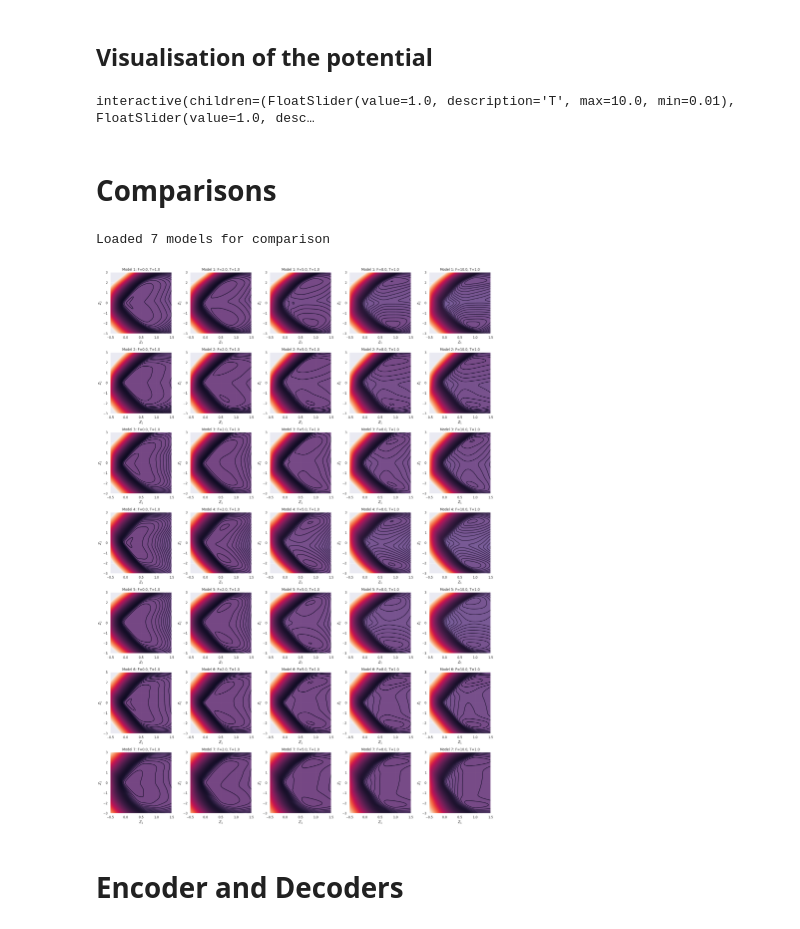
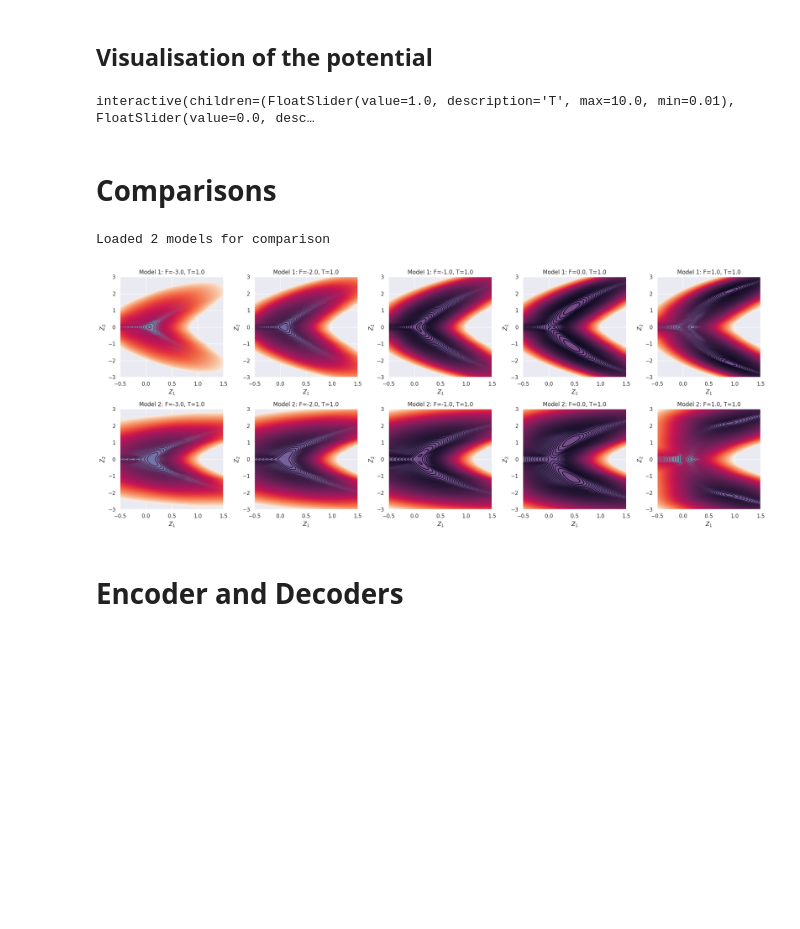
Before and after one commit to beatricesoh/onsagernet-jax, a Jupyter notebook: examples/polymer_dynamics_wi/potential_visualisation.ipynb, the cells around one changed output. Cells and saved outputs as stored; diff of their text form; code cells hidden in the pictures; blank space fills up the shorter version.

Commit message:
Update symmetric visualisations

```diff
--- a/examples/polymer_dynamics_wi/potential_visualisation.ipynb
+++ b/examples/polymer_dynamics_wi/potential_visualisation.ipynb
@@ -24,8 +24,12 @@ from omegaconf import OmegaConf
 from polymer_dynamics_wi_symm import build_model
 
 
-# path = "outputs/2025_08_29-20_42_53"  # take one sample to illustrate
-path = "outputs/2025_09_12-18_25_17"
+# path = "outputs/2025_09_13-21_40_00"  # Fully symmetrised PCA and model, run 1
+# path = "outputs/2025_09_13-21_39_48"  # Fully symmetrised PCA and model, run 2
+
+# path = "outputs/2025_09_16-09_46_47" # Fully symmetrised PCA and model, with log-scale F, run 1
+path = "outputs/2025_09_16-09_46_52" # Fully symmetrised PCA and model, with log-scale F, run 1
+
 
 config = OmegaConf.load(os.path.join(path, ".hydra/config.yaml"))
 model_template = build_model(config)
@@ -81,6 +64,10 @@ num_levels = 200
 level_start = 0.0
 level_end = 500.0
 custom_levels = jnp.linspace(level_start, level_end, num_levels)
+
+F_min = -2.0
+F_max = 1.0
+F_step = 0.1
 
 def get_V_12(T, F):
     z1_range = jnp.linspace(z1_min, z1_max, num_grid)
@@ -119,21 +106,18 @@ def plot_potential_contour(T, F):
 # Create sliders for T and F
 interact(plot_potential_contour,
          T=FloatSlider(value=1.0, min=0.01, max=10.0, step=0.1, description='T'),
-         F=FloatSlider(value=1.0, min=0.01, max=10.0, step=0.1, description='F'));
+         F=FloatSlider(value=0.0, min=F_min, max=F_max, step=F_step, description='F'));
 # %% [output]
-interactive(children=(FloatSlider(value=1.0, description='T', max=10.0, min=0.01), FloatSlider(value=1.0, desc…
+interactive(children=(FloatSlider(value=1.0, description='T', max=10.0, min=0.01), FloatSlider(value=0.0, desc…
 # %% [markdown]
 # Comparisons
 # %%
 # Load multiple models for comparison
 output_paths = [
-    "outputs/2025_09_01-18_55_19",
-    "outputs/2025_09_01-18_56_16",
-    "outputs/2025_09_01-18_56_54",
-    "outputs/2025_09_01-18_57_18",
-    "outputs/2025_08_29-20_42_53",
-    "outputs/2025_08_29-20_43_24",
-    "outputs/2025_08_29-20_44_56",
+    # "outputs/2025_09_13-21_40_00", # Fully symmetrised PCA and model, run 1
+    # "outputs/2025_09_13-21_39_48", # Fully symmetrised PCA and model, run 2
+    "outputs/2025_09_16-09_46_47", # Fully symmetrised PCA and model, with log-scale F, run 1
+    "outputs/2025_09_16-09_46_52", # Fully symmetrised PCA and model, with log-scale F, run 1
 ]
 
 models = []
@@ -148,12 +132,13 @@ for path in output_paths:
 
 print(f"Loaded {len(models)} models for comparison")
 # %% [output]
-Loaded 7 models for comparison
+Loaded 2 models for comparison
 # %%
 # Contour plots at different F values for each model (T=1.0)
 
 T_fixed = 1.0
-F_values_contour = [0.0, 2.0, 5.0, 8.0, 10.0]  # Select key F values
+F_values_contour = [-3.0, -2, -1, 0., 1.0]  # Select key F values
+# F_values_contour = [0.0, 2.0, 5.0, 8.0, 10.0]  # Select key F values
 
 # Create subplots: rows for models, columns for F values
 fig, axes = plt.subplots(len(models), len(F_values_contour), figsize=(20, 4 * len(models)))
@@ -165,34 +150,34 @@ for i, model in enumerate(models):
         def V_model(z1, z2, z3, T, F):
             args = jnp.array([T, F])
             coords = jnp.array([z1, z2, z3])
             return model.potential(coords, args)
 
         @jax.jit
         def V_12_model(z1, z2, T, F):
             z3_test_range = jnp.linspace(z3_min, z3_max, num_samples_aux_dimension)
             return jnp.min(jax.vmap(V_model, (None, None, 0, None, None))(z1, z2, z3_test_range, T, F))
 
         # Get the Z1, Z2 meshgrid and V12_grid values
         z1_range = jnp.linspace(z1_min, z1_max, num_grid)
         z2_range = jnp.linspace(z2_min, z2_max, num_grid)
         Z1, Z2 = jnp.meshgrid(z1_range, z2_range)
         V12_grid = jax.vmap(V_12_model, in_axes=(0, 0, None, None))(Z1.ravel(), Z2.ravel(), T_fixed, F).reshape(Z1.shape)
 
         # Create contour plot
         ax = axes[i, j] if len(models) > 1 else axes[j]
         contour = ax.contour(Z1, Z2, V12_grid, levels=custom_levels)
         contourf = ax.contourf(Z1, Z2, V12_grid, levels=custom_levels, cmap='viridis', alpha=0.7)
 
         # Add labels and title
         ax.set_xlabel(r'$Z_1$')
         ax.set_ylabel(r'$Z_2$')
         ax.set_title(f'Model {i+1}: F={F:.1f}, T={T_fixed:.1f}')
 
 
 plt.tight_layout()
 plt.show()
 # %% [output]
-[figure, old version]
+[figure, new version]
 # %% [markdown]
 # Encoder and Decoders
 # %%
```
Also changed, not shown: parts of 1 cell of this notebook, 1 other file.
